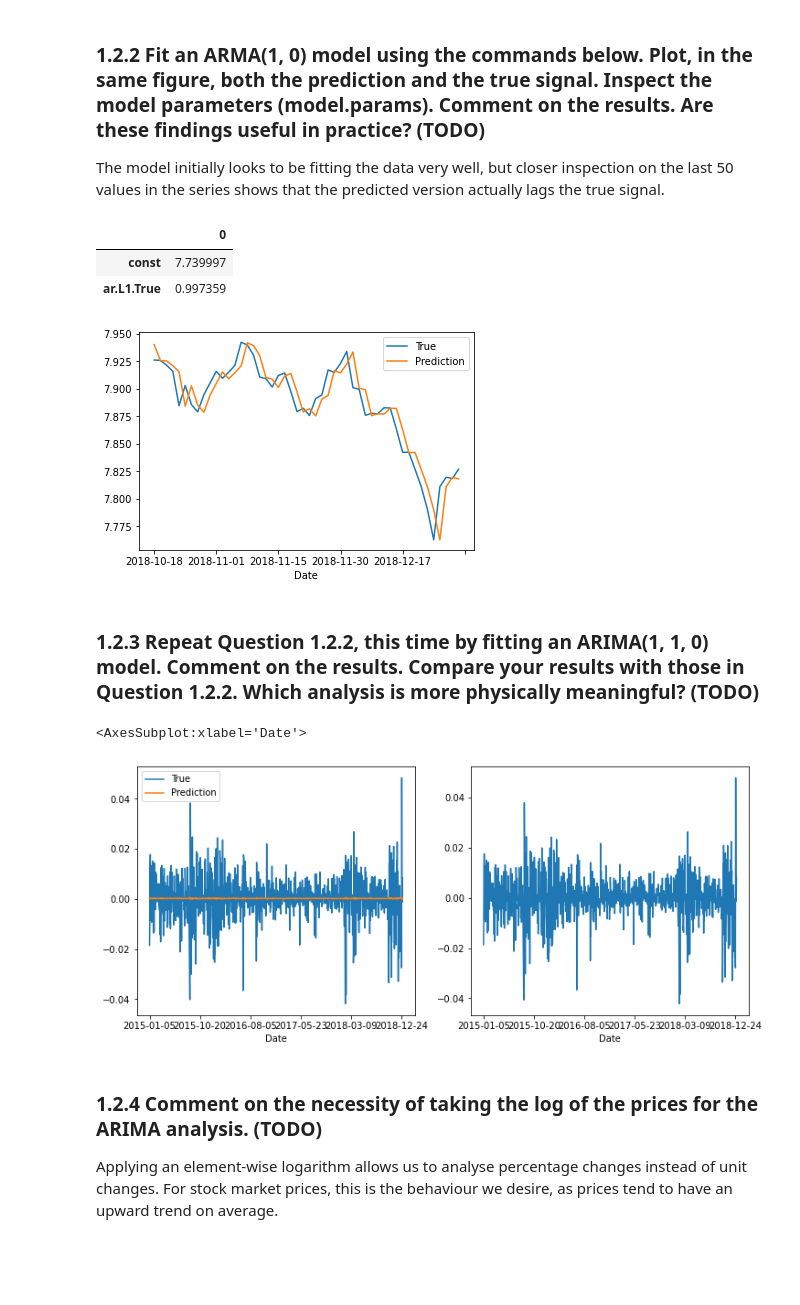
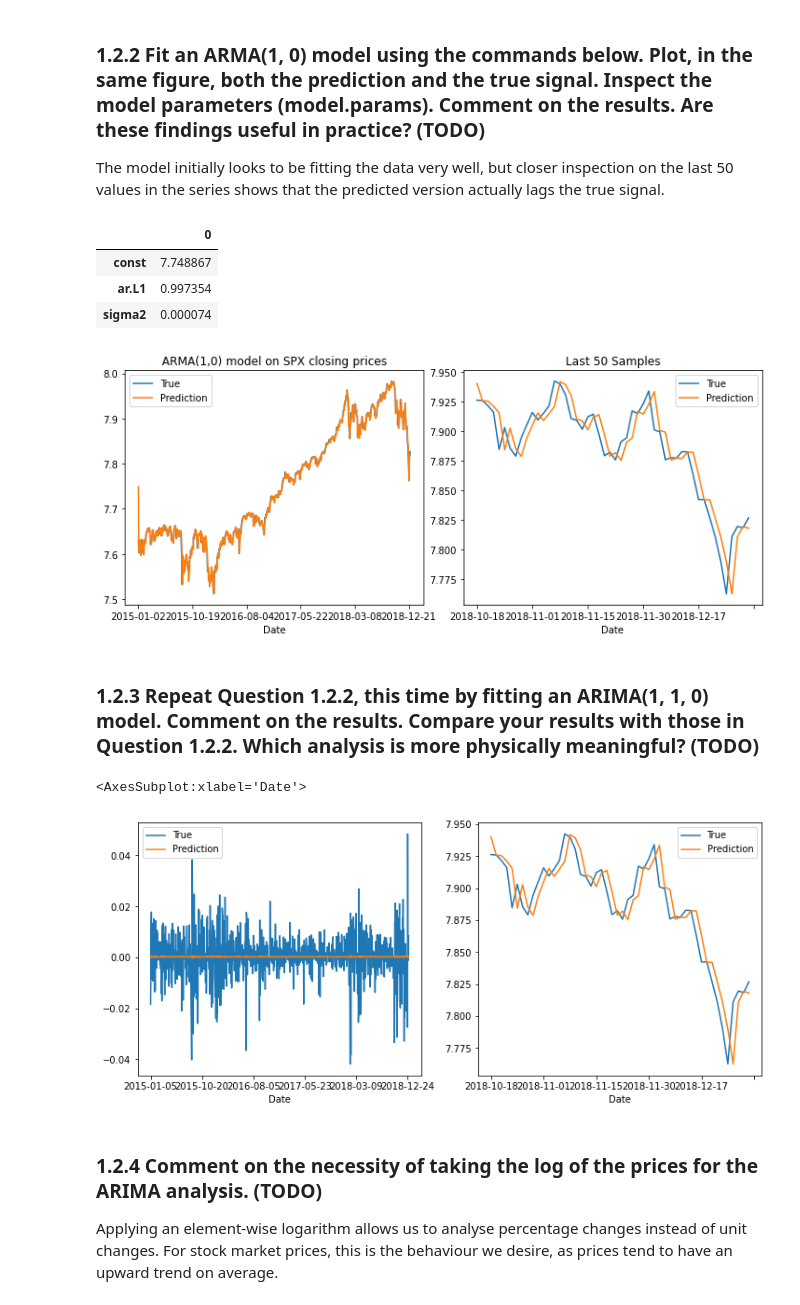
Before and after one commit to Darrekt/SPMLF-CW, a Jupyter notebook: main.ipynb, the cells around one changed output. Saved outputs shown, nothing was run; the diff lists cells and outputs as text; code cells hidden in the pictures; blank space fills up the shorter version.

```diff
--- a/main.ipynb
+++ b/main.ipynb
@@ -117,11 +125,11 @@ Let's do our usual sanity check of checking the data for nulls.
 import pandas as pd
 import matplotlib . pyplot as plt
 import numpy as np
-from statsmodels.tsa.arima_model import ARIMA
+from statsmodels.tsa.arima.model import ARIMA
 from statsmodels.tsa.ar_model import AR
 import copy
 
-snp = pd.read_csv("../data/snp_500_2015_2019.csv")
+snp = pd.read_csv("data/snp_500_2015_2019.csv")
 snp.set_index(["Date"], inplace=True)
 print(snp.head(5))
 print(snp.isna().sum())
@@ -164,32 +172,44 @@ The model initially looks to be fitting the data very well, but closer inspectio
 # %%
 snp_arma = copy.deepcopy(snp_close_log)
 snp_arma.columns = ["True"]
 model = ARIMA(snp_arma, order=(1,0,0)).fit()
 snp_arma["Res"] = model.resid
 snp_arma["Prediction"] = snp_arma["True"] - snp_arma["Res"]
-snp_arma.drop(["Res"], axis=1).iloc[-50:].plot()
+
+figure, axes = plt.subplots(nrows=1, ncols=2)
+figure.set_size_inches(10,4)
+figure.tight_layout()
+
+axes[0].set_title("ARMA(1,0) model on SPX closing prices")
+snp_arma.drop(["Res"], axis=1).plot(ax=axes[0])
+
+axes[1].set_title("Last 50 Samples")
+snp_arma.drop(["Res"], axis=1).iloc[-50:].plot(ax=axes[1])
+
 model.params.to_frame()
 # %% [output]
 |  | 0 |
-| const | 7.739997 |
-| ar.L1.True | 0.997359 |
+| const | 7.748867 |
+| ar.L1 | 0.997354 |
+| sigma2 | 0.000074 |
-[figure, old version]
+[figure, new version]
 # %% [markdown]
 ### 1.2.3 Repeat Question 1.2.2, this time by fitting an ARIMA(1, 1, 0) model. Comment on the results. Compare your results with those in Question 1.2.2. Which analysis is more physically meaningful? (TODO)
 # %%
 snp_close_logdiff = snp_close_log.diff()
 snp_arima = copy.deepcopy(snp_close_logdiff.dropna())
 snp_arima.columns = ["True"]
-snp_arima["Res"] = ARIMA(snp_arima, order=(1,0,0)).fit().resid
+snp_arima["Res"] = ARIMA(snp_arima, order=(1,1,0)).fit().resid
 snp_arima["Prediction"] = snp_arima["True"] - snp_arima["Res"]
 
 figure, axes = plt.subplots(nrows=1, ncols=2)
 figure.set_size_inches(12,5)
 snp_arima.drop(["Res"], axis=1).plot(ax=axes[0])
-snp_arima["Res"].plot(ax=axes[1])
+snp_arma.drop(["Res"], axis=1).iloc[-50:].plot(ax=axes[1])
+# snp_arima["Res"].plot(ax=axes[1])
 # %% [output]
 <AxesSubplot:xlabel='Date'>
-[figure, old version]
+[figure, new version]
 # %% [markdown]
 ### 1.2.4 Comment on the necessity of taking the log of the prices for the ARIMA analysis. (TODO)
 
```
Also changed, not shown: parts of 14 cells of this notebook.
